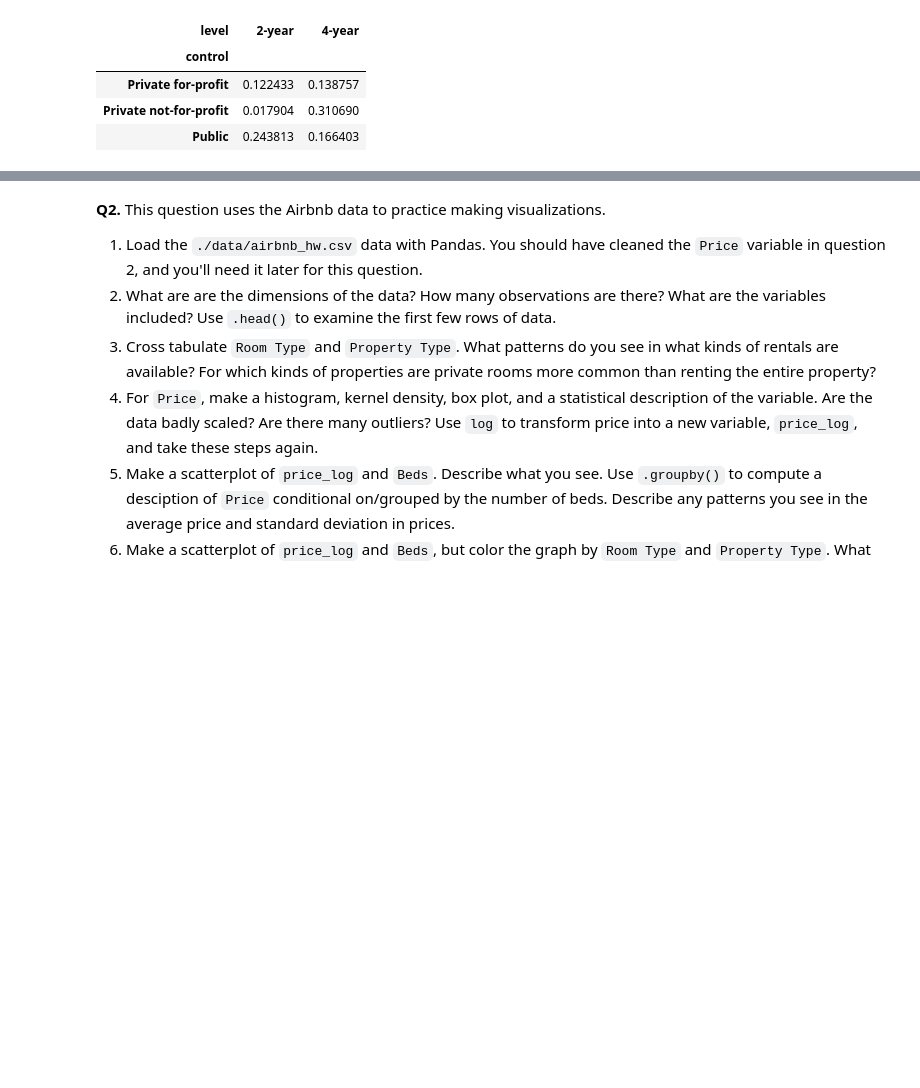
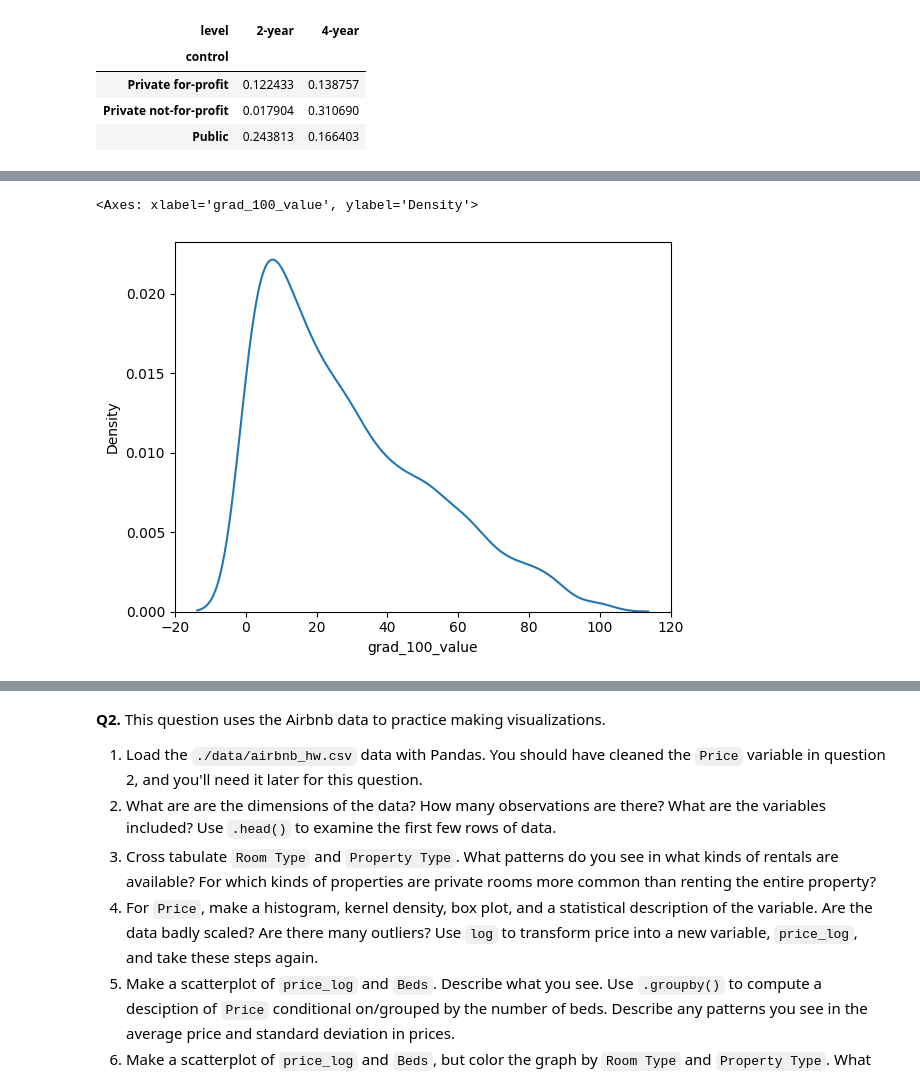
Before and after one commit to chrisjwkim/visualization, a Jupyter notebook: assignment/assignment.ipynb, the cells around one changed output, grey strips where cells are left out. Saved outputs shown, nothing was run; the diff lists cells and outputs as text; code cells hidden in the pictures; blank space fills up the shorter version.

```diff
--- a/assignment/assignment.ipynb
+++ b/assignment/assignment.ipynb
@@ -65,0 +72,5 @@ pd.crosstab(df1["control"],df1["level"],normalize=True)
+# %%
+sns.kdeplot(df1['grad_100_value'])
+# %% [output]
+<Axes: xlabel='grad_100_value', ylabel='Density'>
+[figure, added]
```
Also changed, not shown: parts of 10 cells of this notebook.
